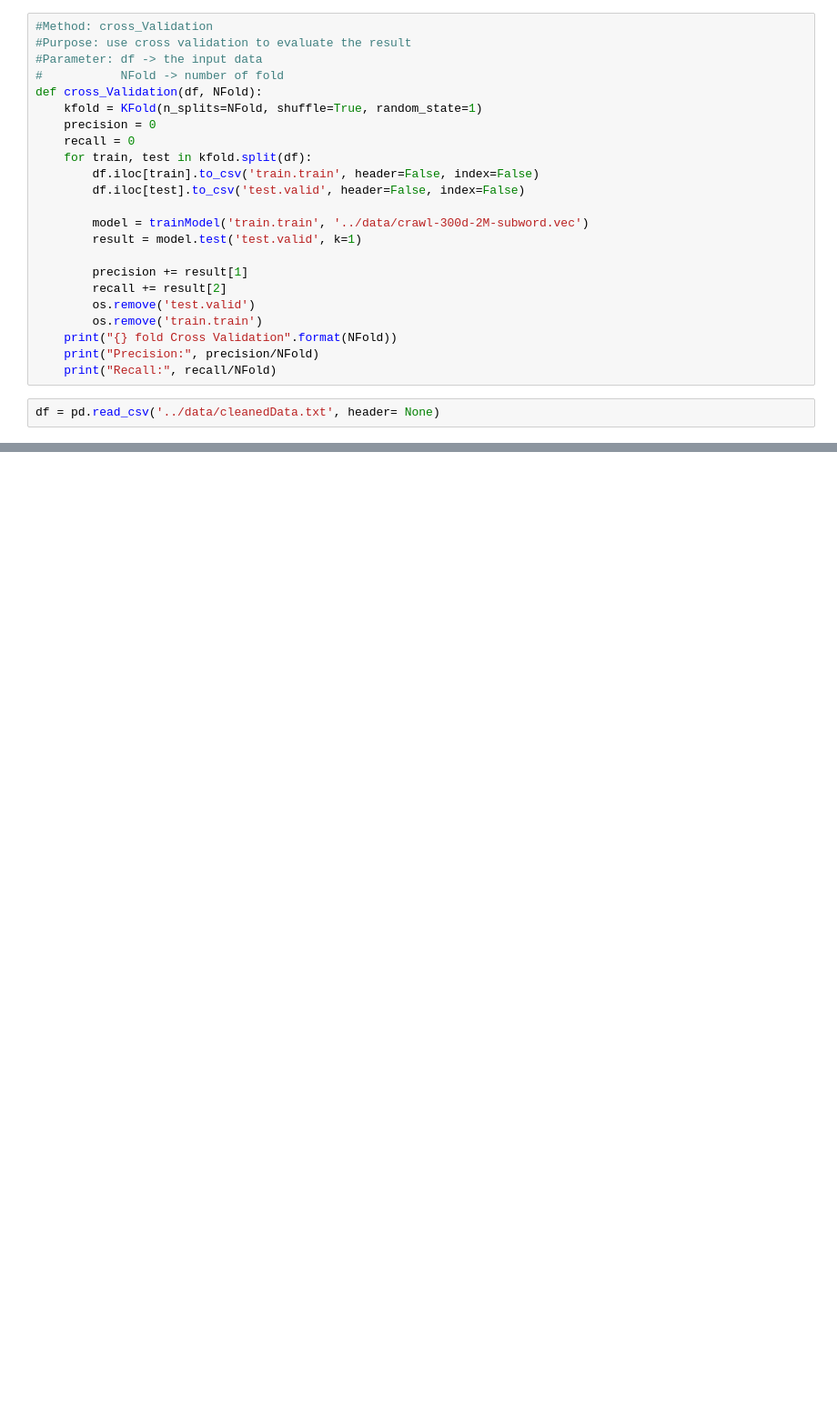
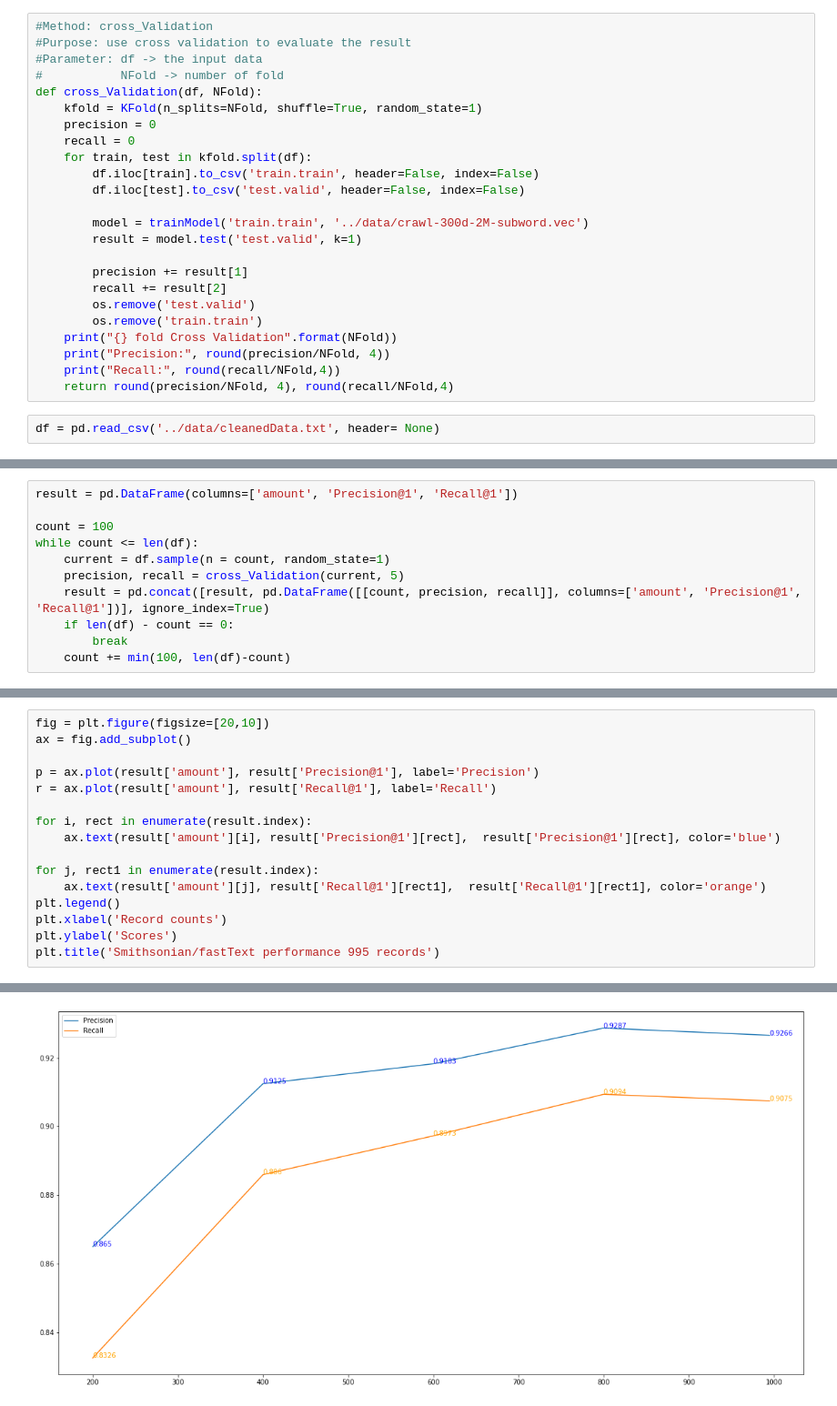
Before and after one commit to isamplesorg/vocabulary_learning, a Jupyter notebook: python/crossValidation.ipynb, the cells around one changed output, grey strips where cells are left out. Shown at 91% size. Saved outputs shown, nothing was run; the diff lists cells and outputs as text; blank space fills up the shorter version.

Commit message:
add graph

```diff
--- a/python/crossValidation.ipynb
+++ b/python/crossValidation.ipynb
@@ -42,7 +43,8 @@ def cross_Validation(df, NFold):
         os.remove('test.valid')
         os.remove('train.train')
     print("{} fold Cross Validation".format(NFold))
-    print("Precision:", precision/NFold)
-    print("Recall:", recall/NFold)
+    print("Precision:", round(precision/NFold, 4))
+    print("Recall:", round(recall/NFold,4))
+    return round(precision/NFold, 4), round(recall/NFold,4)
 # %%
 df = pd.read_csv('../data/cleanedData.txt', header= None)
@@ -56,0 +51,11 @@ cross_Validation(df, 10)
+# %%
+result = pd.DataFrame(columns=['amount', 'Precision@1', 'Recall@1'])
+
+count = 100
+while count <= len(df):
+    current = df.sample(n = count, random_state=1)
+    precision, recall = cross_Validation(current, 5)
+    result = pd.concat([result, pd.DataFrame([[count, precision, recall]], columns=['amount', 'Precision@1', 'Recall@1'])], ignore_index=True)
+    if len(df) - count == 0:
+        break
+    count += min(100, len(df)-count)
@@ -56,0 +69,17 @@ cross_Validation(df, 10)
+# %%
+fig = plt.figure(figsize=[20,10])
+ax = fig.add_subplot()
+
+p = ax.plot(result['amount'], result['Precision@1'], label='Precision')
+r = ax.plot(result['amount'], result['Recall@1'], label='Recall')
+
+for i, rect in enumerate(result.index):
+    ax.text(result['amount'][i], result['Precision@1'][rect],  result['Precision@1'][rect], color='blue')
+
+for j, rect1 in enumerate(result.index):
+    ax.text(result['amount'][j], result['Recall@1'][rect1],  result['Recall@1'][rect1], color='orange')
+plt.legend()
+plt.xlabel('Record counts')
+plt.ylabel('Scores')
+plt.title('Smithsonian/fastText performance 995 records')
+# %% [output]
@@ -56,0 +87 @@ cross_Validation(df, 10)
+[figure, added]
```
Also changed, not shown: parts of 5 cells of this notebook.
